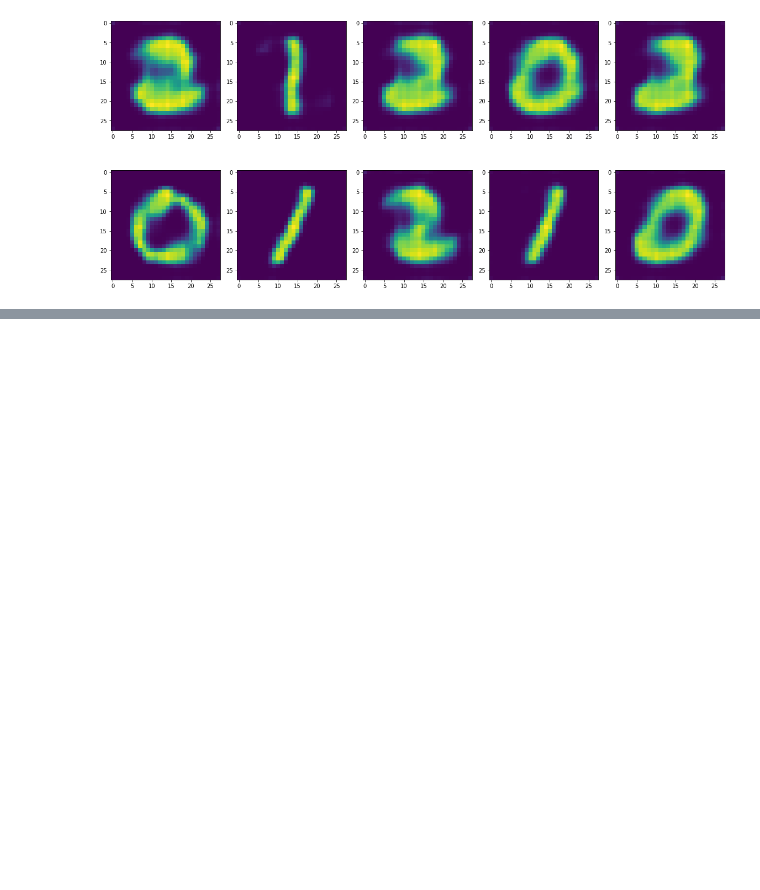
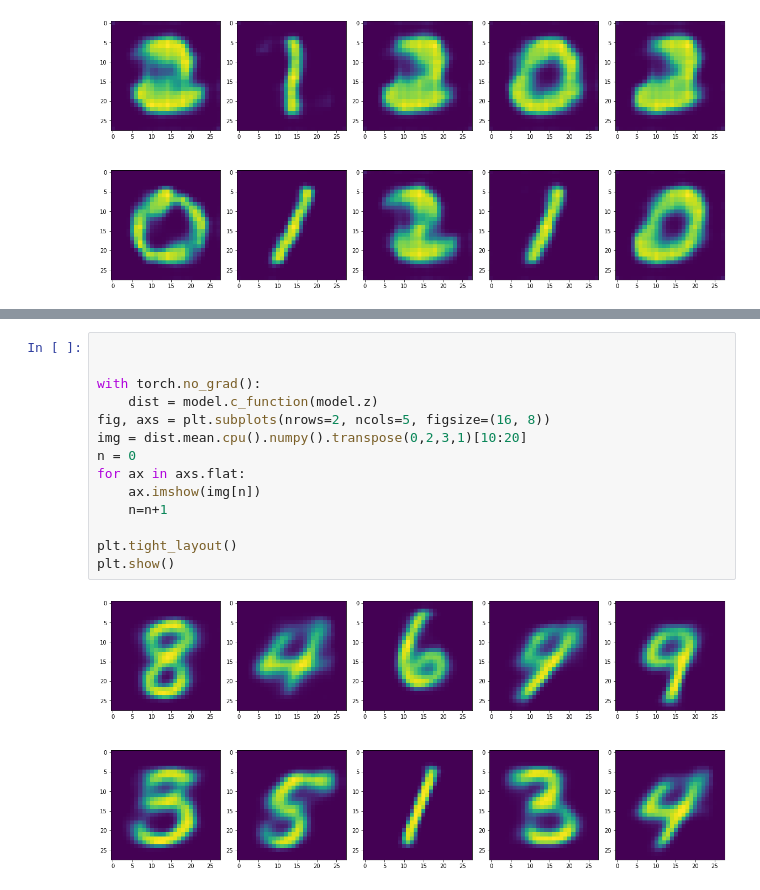
Before and after one commit to XiaoranHao/CoopCommAsInfoVAE, a Jupyter notebook: InfoVAE_EOT.ipynb, the cells around one changed output, grey strips where cells are left out. Drawn from its saved outputs; the diff is of its cells as text; blank space fills up the shorter version.

```diff
--- a/InfoVAE_EOT.ipynb
+++ b/InfoVAE_EOT.ipynb
@@ -424,0 +535,16 @@ plt.show()
+# %%
+
+
+with torch.no_grad():
+    dist = model.c_function(model.z)
+fig, axs = plt.subplots(nrows=2, ncols=5, figsize=(16, 8))
+img = dist.mean.cpu().numpy().transpose(0,2,3,1)[10:20]
+n = 0
+for ax in axs.flat:
+    ax.imshow(img[n])
+    n=n+1
+
+plt.tight_layout()
+plt.show()
+# %% [output]
+[figure, added]
```
Also changed, not shown: parts of 42 cells of this notebook, 5 other files.
